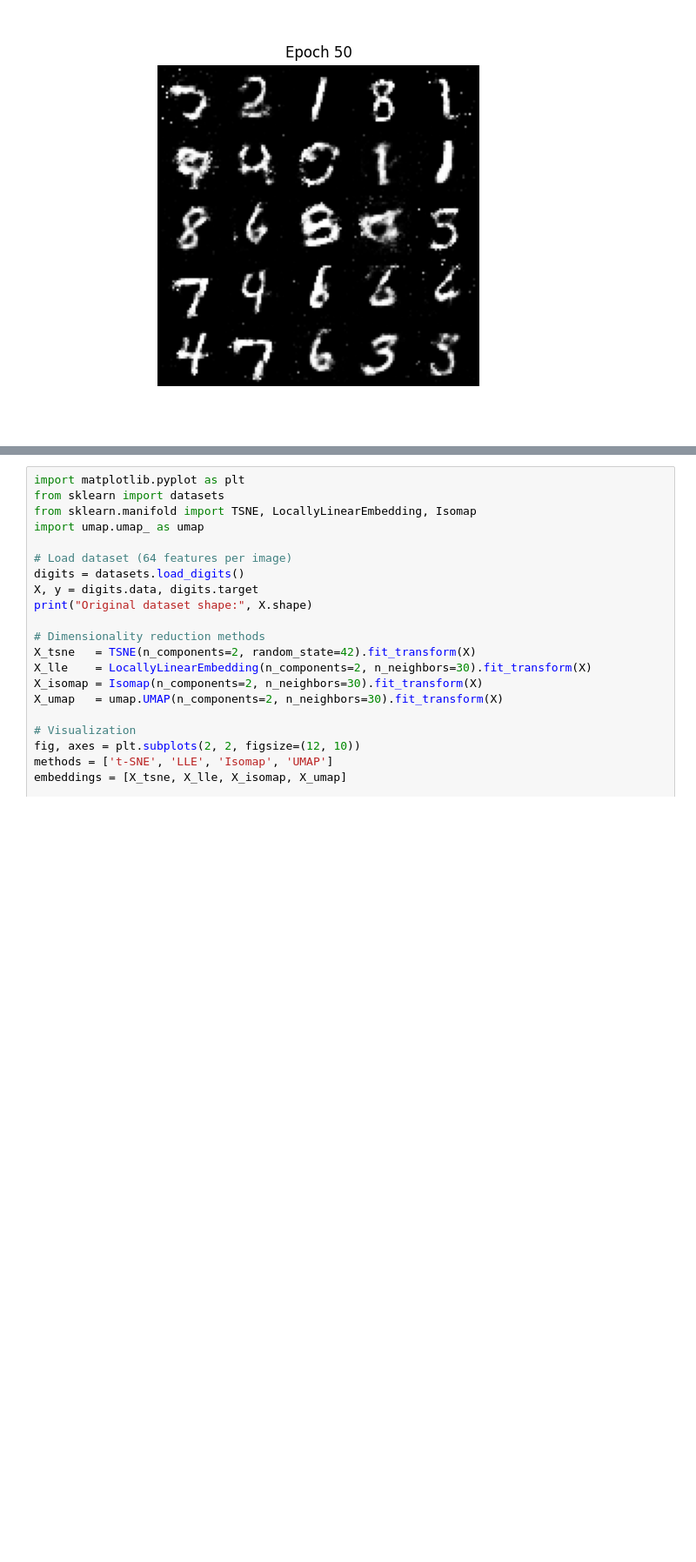
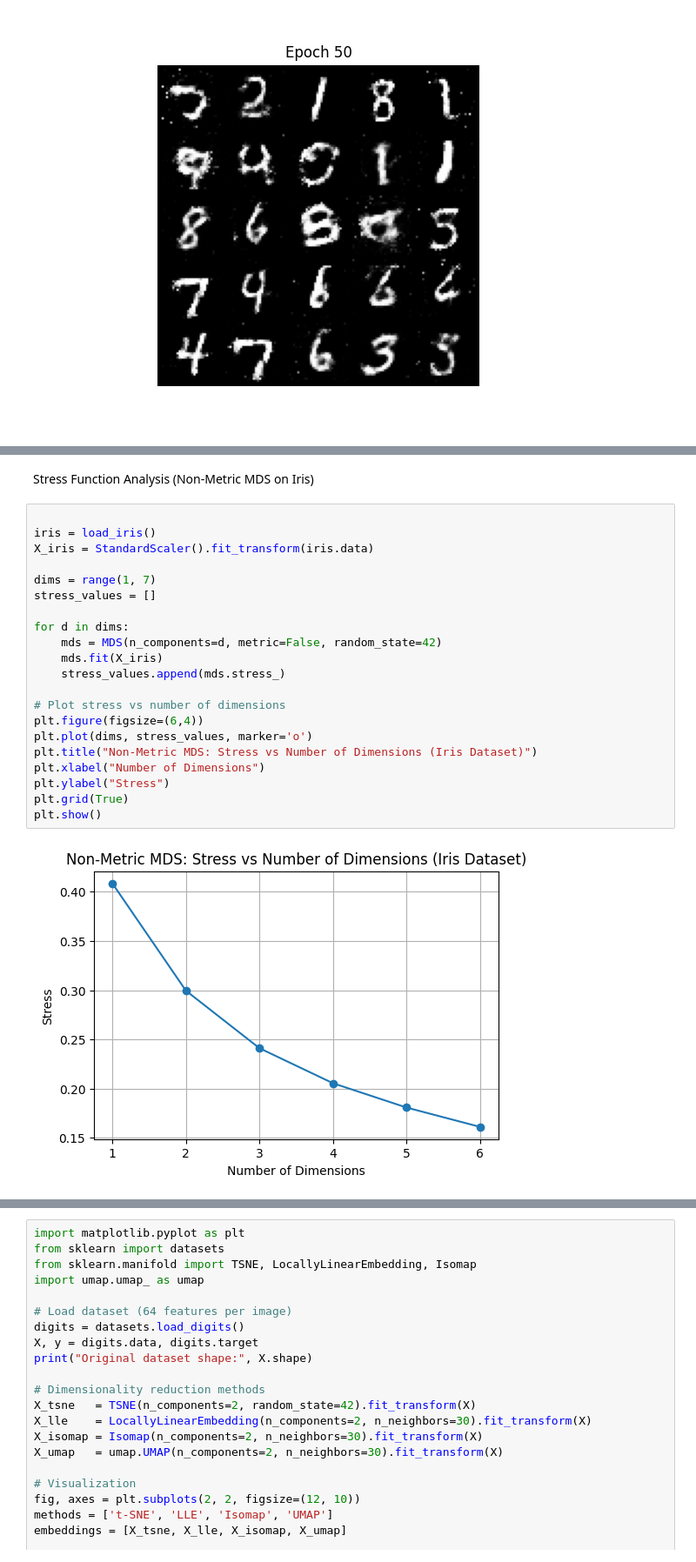
Before and after one commit to Nehasatheesh04/Deep_Learning, a Jupyter notebook: DL.ipynb, the cells around one changed output, grey strips where cells are left out. Shown at 87% size. Drawn from its saved outputs; the diff is of its cells as text; blank space fills up the shorter version.

```diff
--- a/DL.ipynb
+++ b/DL.ipynb
@@ -195 +451,26 @@ Displaying image from Epoch 50:
+# %% [markdown]
+Stress Function Analysis (Non-Metric MDS on Iris)
+# %%
+
+iris = load_iris()
+X_iris = StandardScaler().fit_transform(iris.data)
+
+dims = range(1, 7)
+stress_values = []
+
+for d in dims:
+    mds = MDS(n_components=d, metric=False, random_state=42)
+    mds.fit(X_iris)
+    stress_values.append(mds.stress_)
+
+# Plot stress vs number of dimensions
+plt.figure(figsize=(6,4))
+plt.plot(dims, stress_values, marker='o')
+plt.title("Non-Metric MDS: Stress vs Number of Dimensions (Iris Dataset)")
+plt.xlabel("Number of Dimensions")
+plt.ylabel("Stress")
+plt.grid(True)
+plt.show()
+# %% [output]
+[figure, added]
 # %% [markdown]
```
Also changed, not shown: parts of 18 cells of this notebook.
